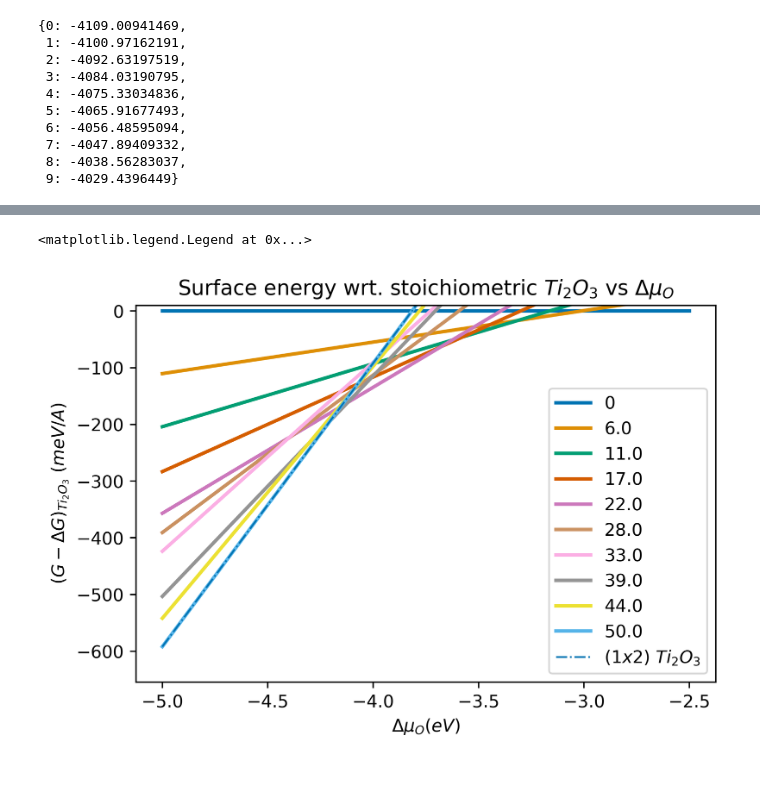
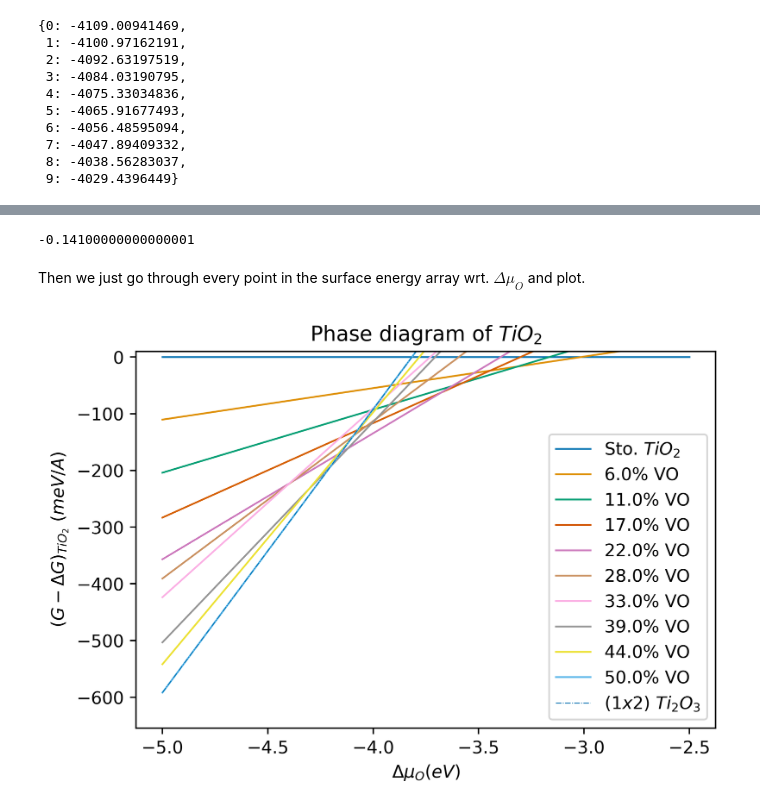
Before and after one commit to fyalcin/surface-science, a Jupyter notebook: phase_diagram.py.ipynb, the cells around one changed output, grey strips where cells are left out. Drawn from its saved outputs; the diff is of its cells as text; code cells hidden in the pictures; blank space fills up the shorter version.

Commit message:
Final phase diagram

```diff
--- a/phase_diagram.py.ipynb
+++ b/phase_diagram.py.ipynb
@@ -55,25 +67,31 @@ sto_surfen = surfens[0][0]
 surfens['recon'] = []
 for mu_o in mu_o_arr:
     surfens['recon'].append(surfen(E_recon, 198, 9, mu_o, 18))
+
+surfens['recon'][180] - sto_surfen
+# %% [output]
+-0.14100000000000001
+# %% [markdown]
+Then we just go through every point in the surface energy array wrt. $\Delta\mu_O$ and plot.
 # %%
 fig, ax = plt.subplots()
 colors = iter(sns.color_palette("colorblind", 11).as_hex())
 fig.figsize = (12, 12)
 for n_vo, data in surfens.items():
     data = np.asarray(data)
     data -= sto_surfen
     data = data * 1000
     if n_vo == 'recon':
-        label, lw, ls = '$(1x2)$ $Ti_2O_3$', 1, '-.'
+        label, lw, ls = '$(1x2)$ $Ti_2O_3$', 0.5, '-.'
     else:
-        label, lw, ls = n_vo if n_vo == 0 else np.round(100 * n_vo / 18), 2, '-'
+        label, lw, ls = 'Sto. $TiO_2$' if n_vo == 0 else f'{np.round(100 * n_vo / 18)}% VO', 1, '-'
 
     ax.plot(mu_o_arr, data, label=f"{label}", linewidth=lw, linestyle=ls, c=next(colors))
 ax.set_ylim(top=10.0)
-ax.set_ylabel("$(G-\\Delta G)_{Ti_2O_3}$ $(meV/A)$")
+ax.set_ylabel("$(G-\\Delta G)_{TiO_2}$ $(meV/A)$")
 ax.set_xlabel("$\\Delta\\mu_O(eV)$")
-ax.set_title("Surface energy wrt. stoichiometric $Ti_2O_3$ vs $\\Delta\\mu_O$")
+ax.set_title("Phase diagram of $TiO_2$")
 ax.legend()
+plt.show()
 # %% [output]
-<matplotlib.legend.Legend at 0x...>
-[figure, old version]
+[figure, new version]
```
Also changed, not shown: parts of 14 cells of this notebook.
